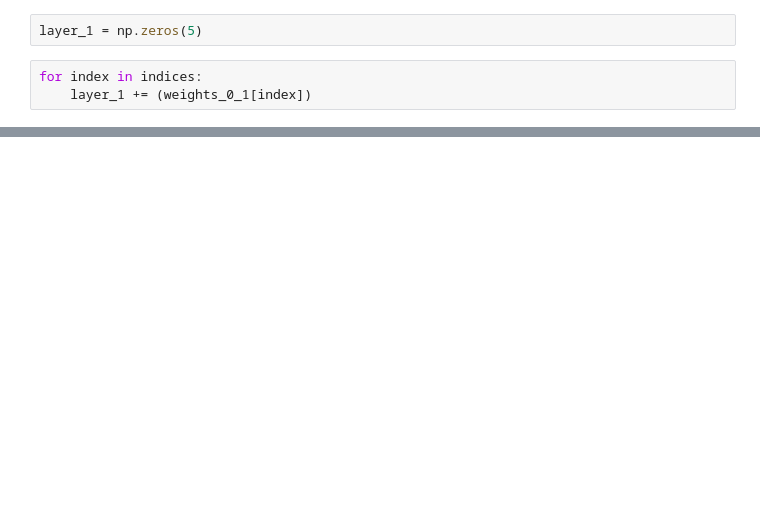
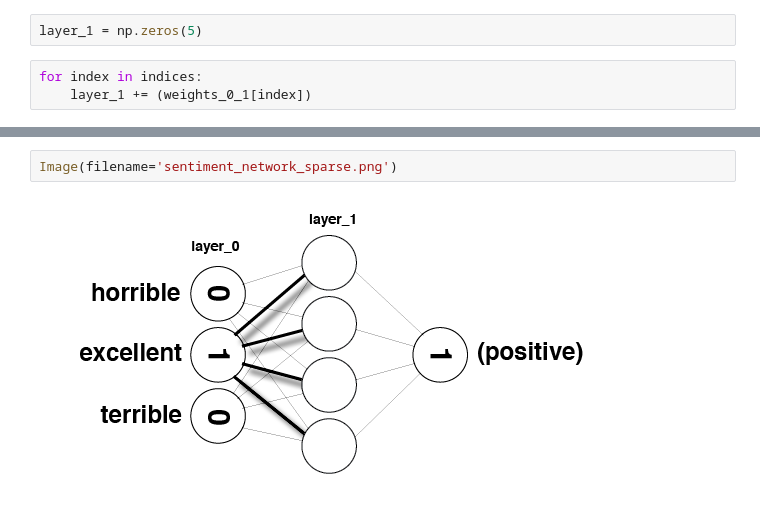
Before and after one commit to Bingle-labake/deeplearn, a Jupyter notebook: 2/5/2_5_3.ipynb, the cells around one changed output, grey strips where cells are left out. Drawn from its saved outputs; the diff is of its cells as text; blank space fills up the shorter version.

```diff
--- a/2/5/2_5_3.ipynb
+++ b/2/5/2_5_3.ipynb
@@ -831,0 +1882,4 @@ layer_1
+# %%
+Image(filename='sentiment_network_sparse.png')
+# %% [output]
+[figure, added]
```
Also changed, not shown: parts of 50 cells of this notebook.
